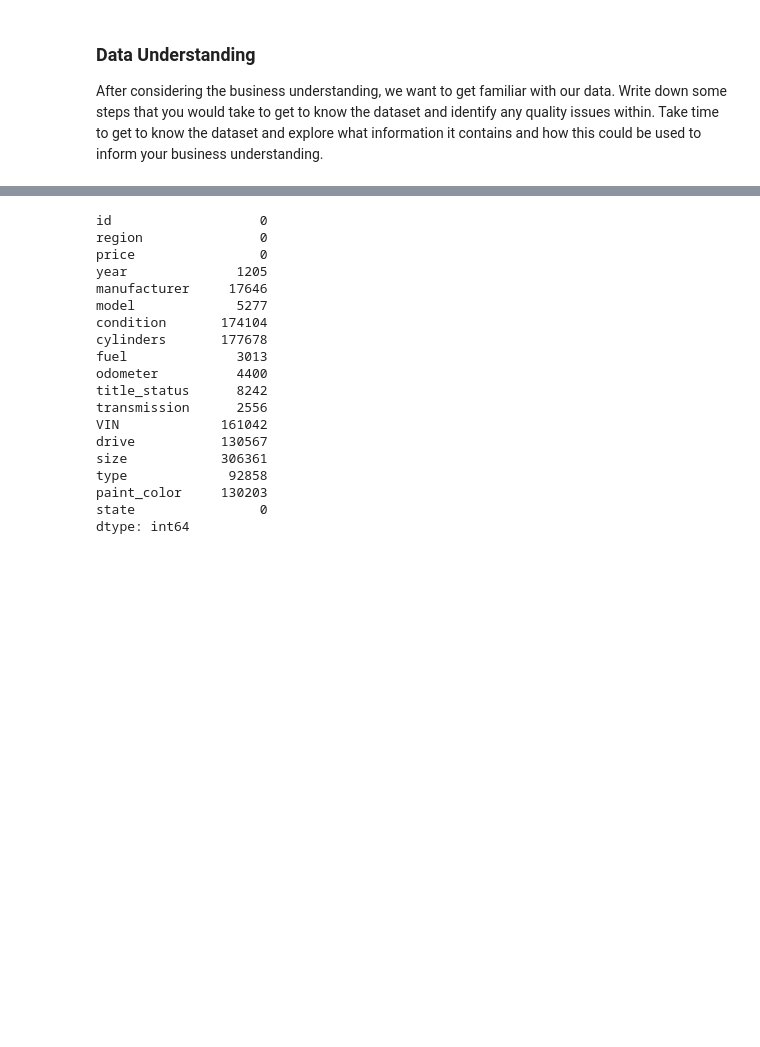
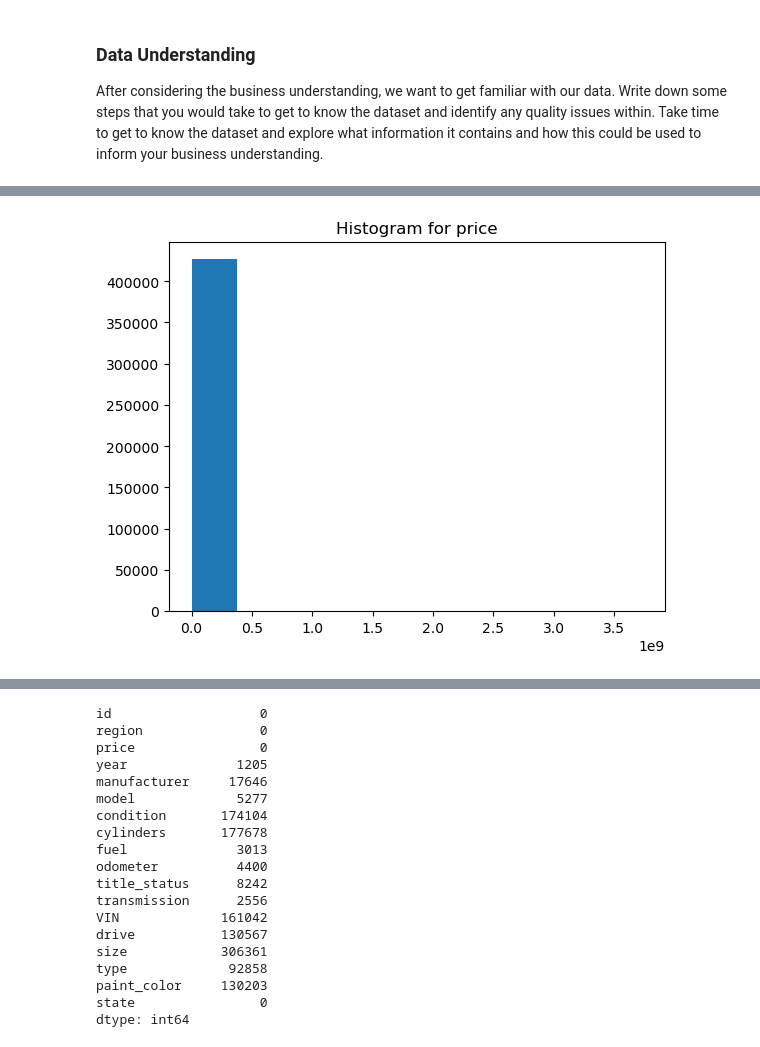
Before and after one commit to parthoghosh24/used_car_prediction, a Jupyter notebook: used_car_prediction.ipynb, the cells around one changed output, grey strips where cells are left out. Cells and saved outputs as stored; diff of their text form; code cells hidden in the pictures; blank space fills up the shorter version.

```diff
--- a/used_car_prediction.ipynb
+++ b/used_car_prediction.ipynb
@@ -74,0 +112,6 @@ sns.pairplot(vehicles.corr())
+# %%
+plt.hist(vehicles['price'])
+plt.title('Histogram for price')
+plt.savefig('images/used_car_price_histogram.png')
+# %% [output]
+[figure, added]
```
Also changed, not shown: parts of 153 cells of this notebook, 22 other files.
